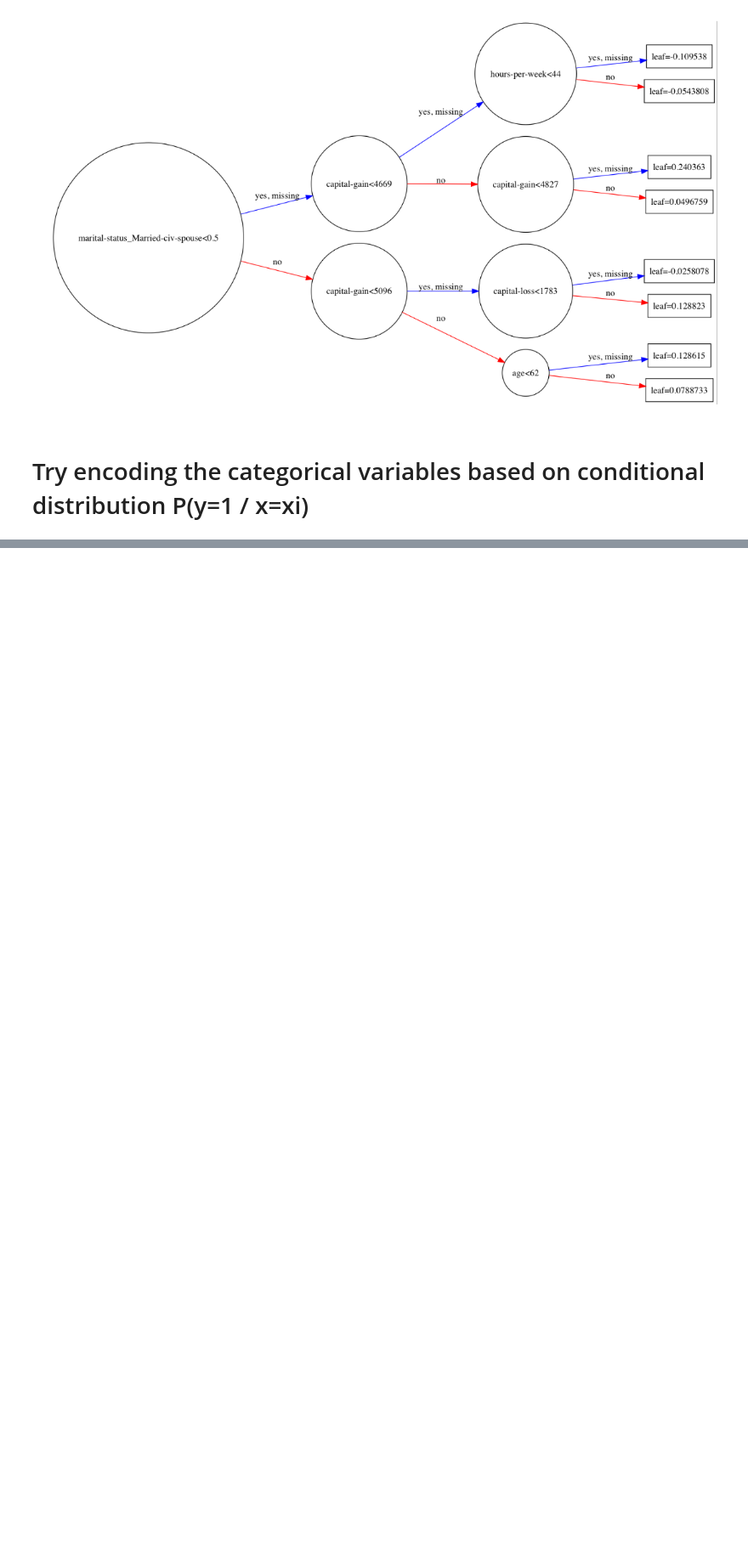
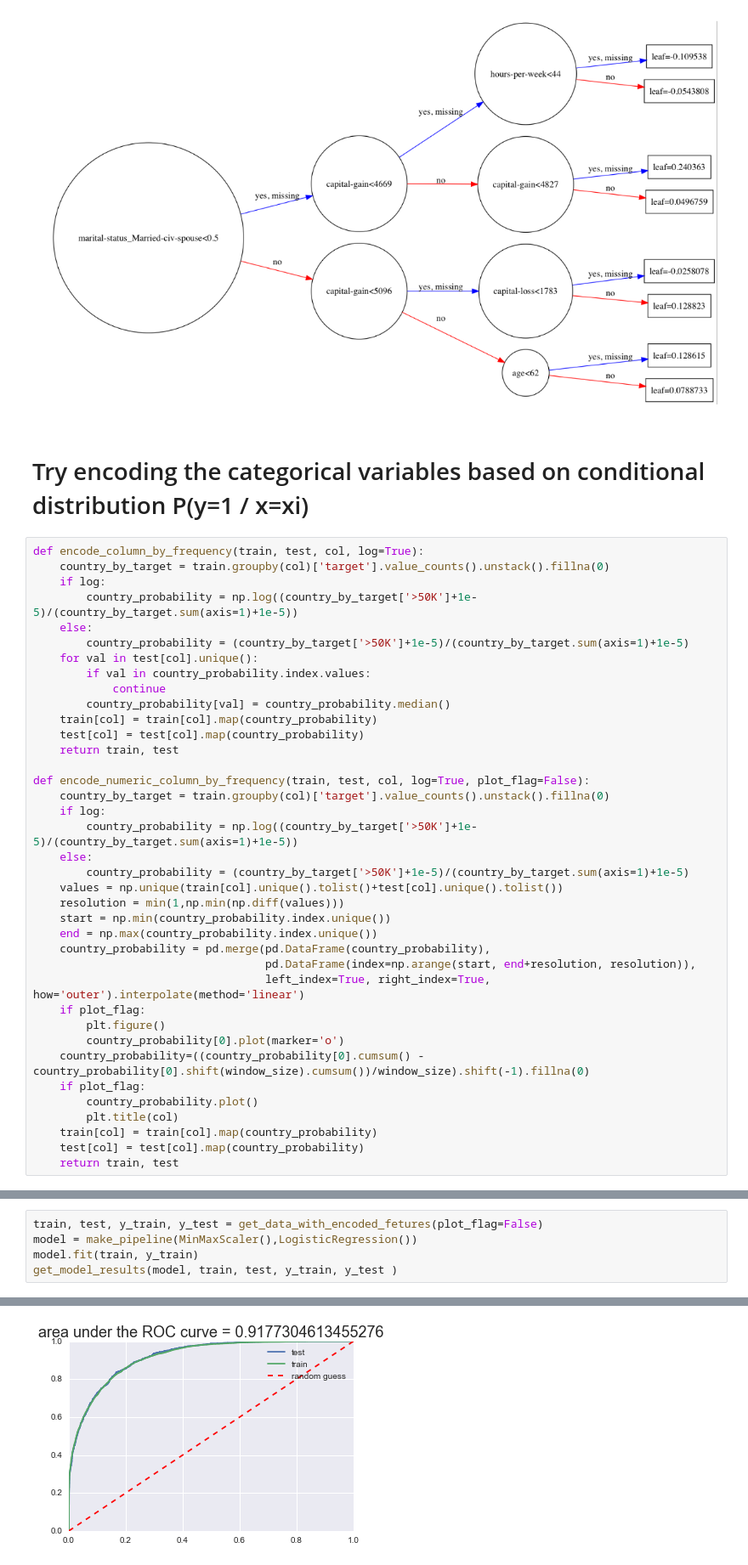
Before and after one commit to shirmeir/notebooks, a Jupyter notebook: predicting_income_from_census_income_data.ipynb, the cells around one changed output, grey strips where cells are left out. Shown at 85% size. Drawn from its saved outputs; the diff is of its cells as text; blank space fills up the shorter version.

```diff
--- a/predicting_income_from_census_income_data.ipynb
+++ b/predicting_income_from_census_income_data.ipynb
@@ -719,4 +719,42 @@ fig.set_size_inches(20, 20)
 [figure]
 # %% [markdown]
 # Try encoding the categorical variables based on conditional distribution P(y=1 / x=xi)
+# %%
+def encode_column_by_frequency(train, test, col, log=True):
+    country_by_target = train.groupby(col)['target'].value_counts().unstack().fillna(0)
+    if log:
+        country_probability = np.log((country_by_target['>50K']+1e-5)/(country_by_target.sum(axis=1)+1e-5))
+    else:
+        country_probability = (country_by_target['>50K']+1e-5)/(country_by_target.sum(axis=1)+1e-5)
+    for val in test[col].unique():
+        if val in country_probability.index.values:
+            continue
+        country_probability[val] = country_probability.median()
+    train[col] = train[col].map(country_probability)
+    test[col] = test[col].map(country_probability)
+    return train, test
+
+def encode_numeric_column_by_frequency(train, test, col, log=True, plot_flag=False):
+    country_by_target = train.groupby(col)['target'].value_counts().unstack().fillna(0)
+    if log:
+        country_probability = np.log((country_by_target['>50K']+1e-5)/(country_by_target.sum(axis=1)+1e-5))
+    else:
+        country_probability = (country_by_target['>50K']+1e-5)/(country_by_target.sum(axis=1)+1e-5)
+    values = np.unique(train[col].unique().tolist()+test[col].unique().tolist())
+    resolution = min(1,np.min(np.diff(values)))
+    start = np.min(country_probability.index.unique())
+    end = np.max(country_probability.index.unique())
+    country_probability = pd.merge(pd.DataFrame(country_probability),
+                                   pd.DataFrame(index=np.arange(start, end+resolution, resolution)),
+                                   left_index=True, right_index=True, how='outer').interpolate(method='linear')
+    if plot_flag:
+        plt.figure()
+        country_probability[0].plot(marker='o')
+    country_probability=((country_probability[0].cumsum() - country_probability[0].shift(window_size).cumsum())/window_size).shift(-1).fillna(0)
+    if plot_flag:
+        country_probability.plot()
+        plt.title(col)
+    train[col] = train[col].map(country_probability)
+    test[col] = test[col].map(country_probability)
+    return train, test
 # %%
@@ -753,0 +782,6 @@ avg / total       0.87      0.84      0.84      6513
+# %%
+train, test, y_train, y_test = get_data_with_encoded_fetures(plot_flag=False)
+model = make_pipeline(MinMaxScaler(),LogisticRegression())
+model.fit(train, y_train)
+get_model_results(model, train, test, y_train, y_test )
+# %% [output]
@@ -754 +810,2 @@ avg / total       0.87      0.84      0.84      6513
+[figure, added]
 # %%
```
Also changed, not shown: parts of 5 cells of this notebook.
